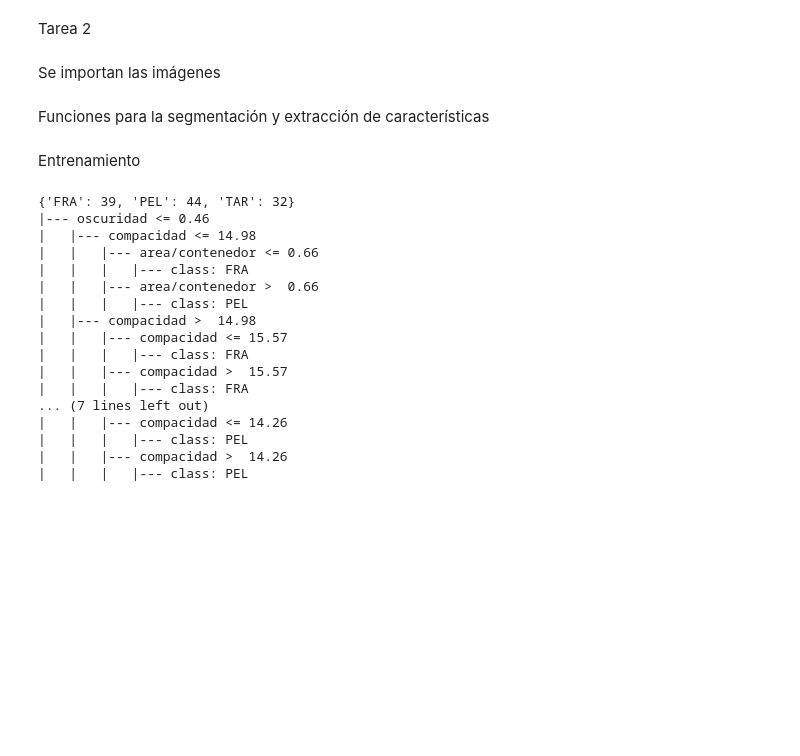
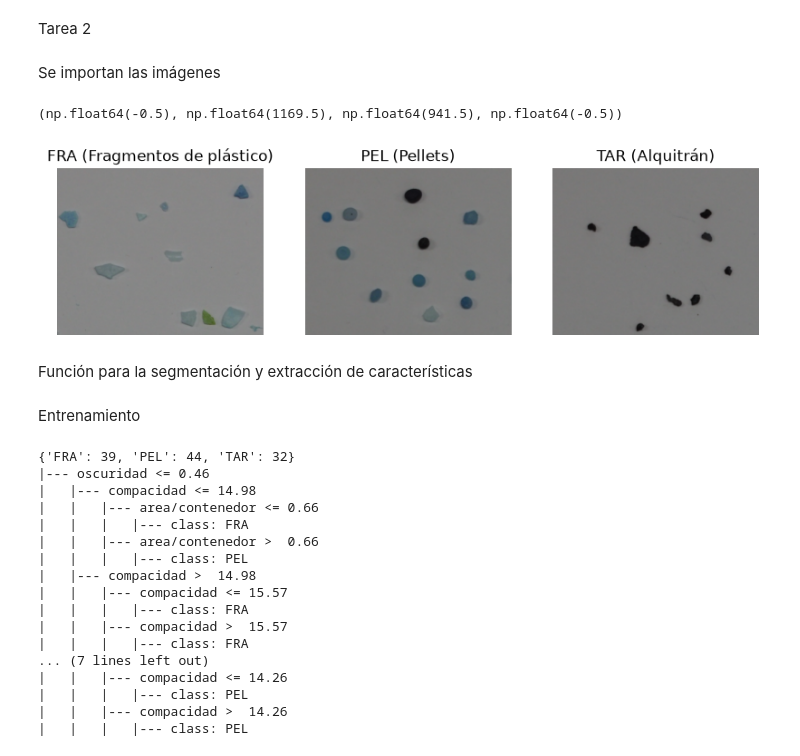
Before and after one commit to DylanCas16/VC_P3, a Jupyter notebook: Dylan_P3.ipynb, the cells around one changed output. Saved outputs shown, nothing was run; the diff lists cells and outputs as text; code cells hidden in the pictures; blank space fills up the shorter version.

```diff
--- a/Dylan_P3.ipynb
+++ b/Dylan_P3.ipynb
@@ -206,9 +184,29 @@ Se importan las imágenes
 # %%
 imgF = cv2.imread('FRA.png')
 imgP = cv2.imread('PEL.png')
 imgT = cv2.imread('TAR.png')
+
+plt.figure(figsize=(10, 5))
+
+plt.subplot(1, 3, 1)
+plt.title("FRA (Fragmentos de plástico)")
+plt.imshow(imgF)
+plt.axis('off')
+
+plt.subplot(1, 3, 2)
+plt.title("PEL (Pellets)")
+plt.imshow(imgP)
+plt.axis('off')
+
+plt.subplot(1, 3, 3)
+plt.title("TAR (Alquitrán)")
+plt.imshow(imgT)
+plt.axis('off')
+# %% [output]
+(np.float64(-0.5), np.float64(1169.5), np.float64(941.5), np.float64(-0.5))
+[figure, added]
 # %% [markdown]
-Funciones para la segmentación y extracción de características
+Función para la segmentación y extracción de características
 # %%
 def procesar(img, umbral=15, k=51, cierre=3, amin=40):
     gris = cv2.cvtColor(img, cv2.COLOR_BGR2GRAY)
```
Also changed, not shown: parts of 5 cells of this notebook, 3 other files.
